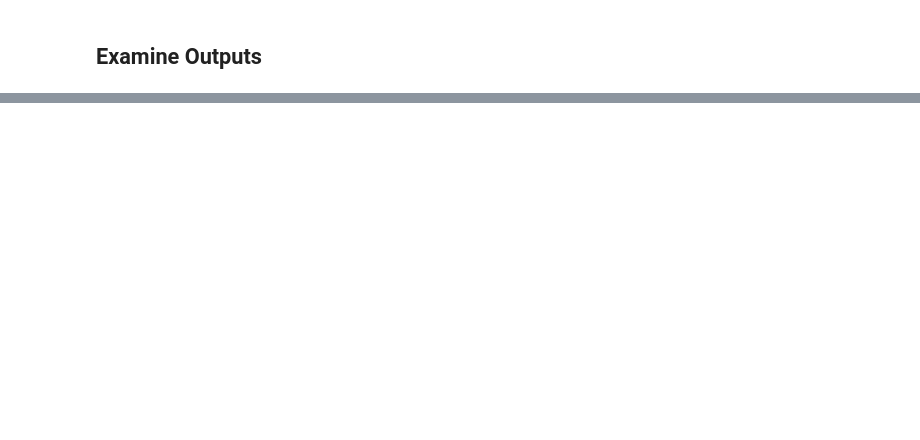
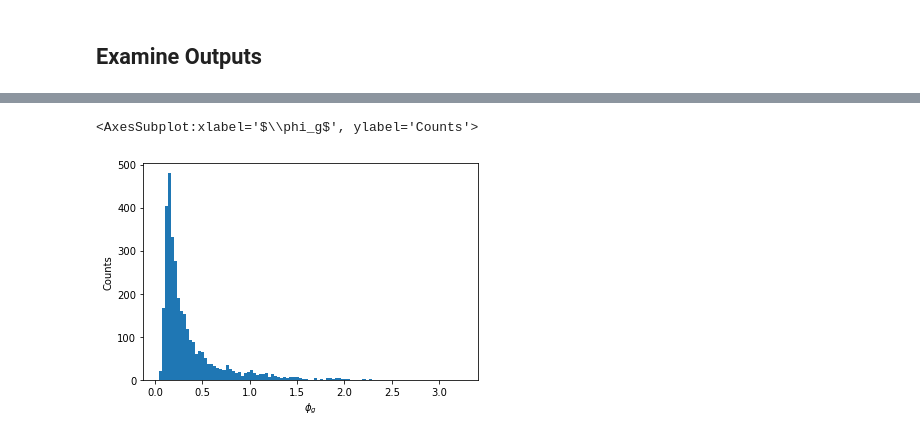
Before and after one commit to broadinstitute/temporal-rna-seq-deconvolution, a Jupyter notebook: pyro-ebov-deconvolution-simplified.ipynb, the cells around one changed output, grey strips where cells are left out. Saved outputs shown, nothing was run; the diff lists cells and outputs as text; code cells hidden in the pictures; blank space fills up the shorter version.

```diff
--- a/pyro-ebov-deconvolution-simplified.ipynb
+++ b/pyro-ebov-deconvolution-simplified.ipynb
@@ -26,17 +11,0 @@ def legendre(x, n):
-# %%
-from scipy.special import legendre
-
-def legendre_coefficient_mat(k_max):
-    """
-    k -- legenre polynomial
-    l -- power
-    """
-    k_max_internal = k_max + 1
-    X_kl = torch.zeros(k_max_internal, k_max_internal)
-    for i in range(0, k_max_internal):
-        terms = list(legendre(i))
-        terms.reverse()
-        X_kl[i,:i+1] = torch.tensor(terms,dtype=dtype)
-    epsilon = 1e-8
-    X_kl = torch.where(X_kl.abs() < epsilon, torch.zeros_like(X_kl), X_kl)
-    return X_kl
@@ -554,0 +583,5 @@ pseudo_time_reg_deconv.plot_composition_trajectories()
+# %%
+pseudo_time_reg_deconv.plot_phi_g_distribution()
+# %% [output]
+<AxesSubplot:xlabel='$\\phi_g$', ylabel='Counts'>
+[figure, added]
```
Also changed, not shown: parts of 21 cells of this notebook.
